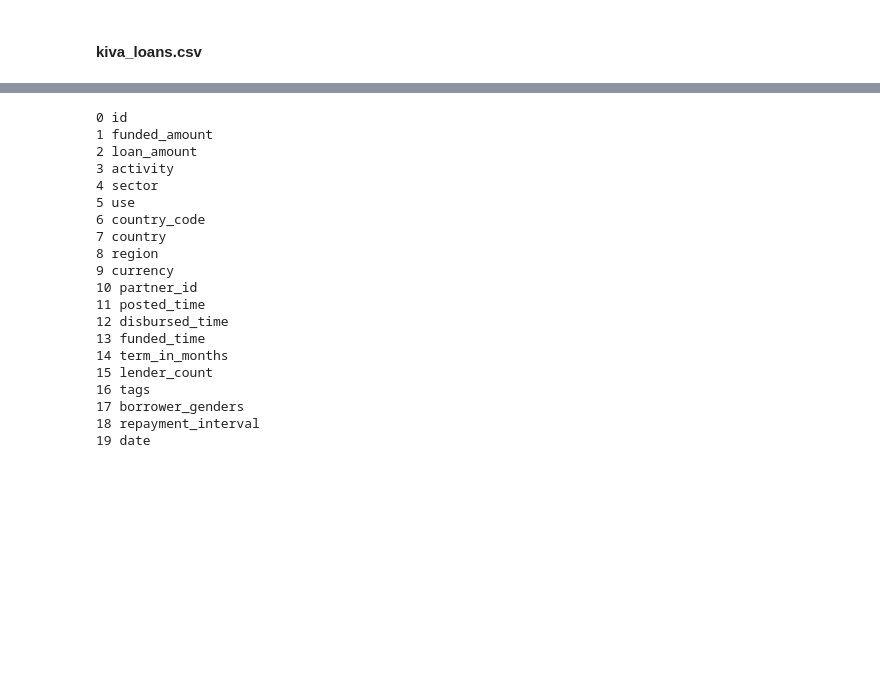
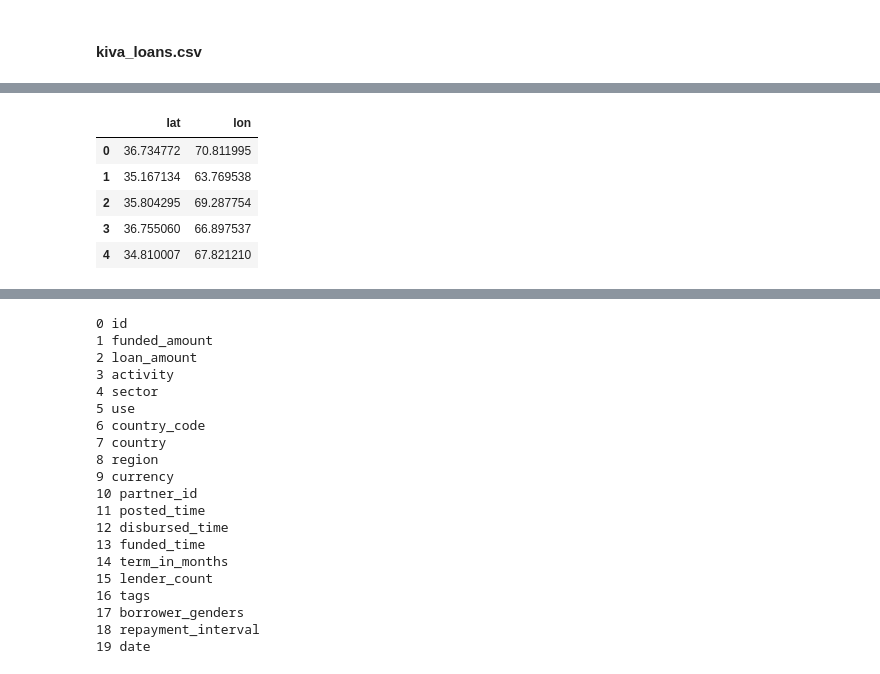
Before and after one commit to darkmastermindz/Kiva_DSFG_Loans, a Jupyter notebook: Kiva_DSFG_Machine_Learning.ipynb, the cells around one changed output, grey strips where cells are left out. Drawn from its saved outputs; the diff is of its cells as text; code cells hidden in the pictures; blank space fills up the shorter version.

```diff
--- a/Kiva_DSFG_Machine_Learning.ipynb
+++ b/Kiva_DSFG_Machine_Learning.ipynb
@@ -94,0 +150,11 @@ loans.head(3)
+# %%
+m = folium.Map([0, 0], zoom_start=2)
+
+df[['lat', 'lon']].head(5)
+# %% [output]
+|  | lat | lon |
+| 0 | 36.734772 | 70.811995 |
+| 1 | 35.167134 | 63.769538 |
+| 2 | 35.804295 | 69.287754 |
+| 3 | 36.755060 | 66.897537 |
+| 4 | 34.810007 | 67.821210 |
```
Also changed, not shown: parts of 10 cells of this notebook.
